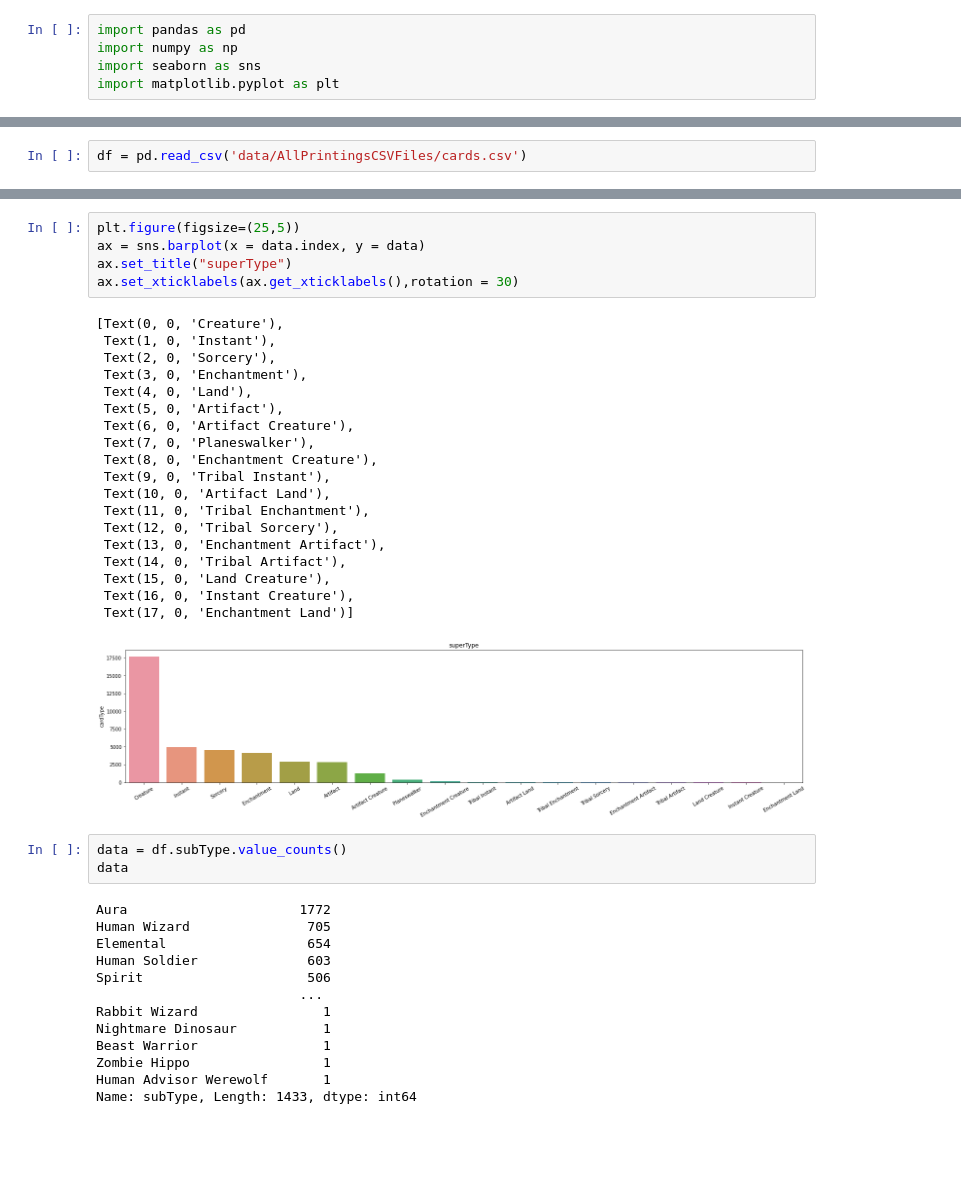
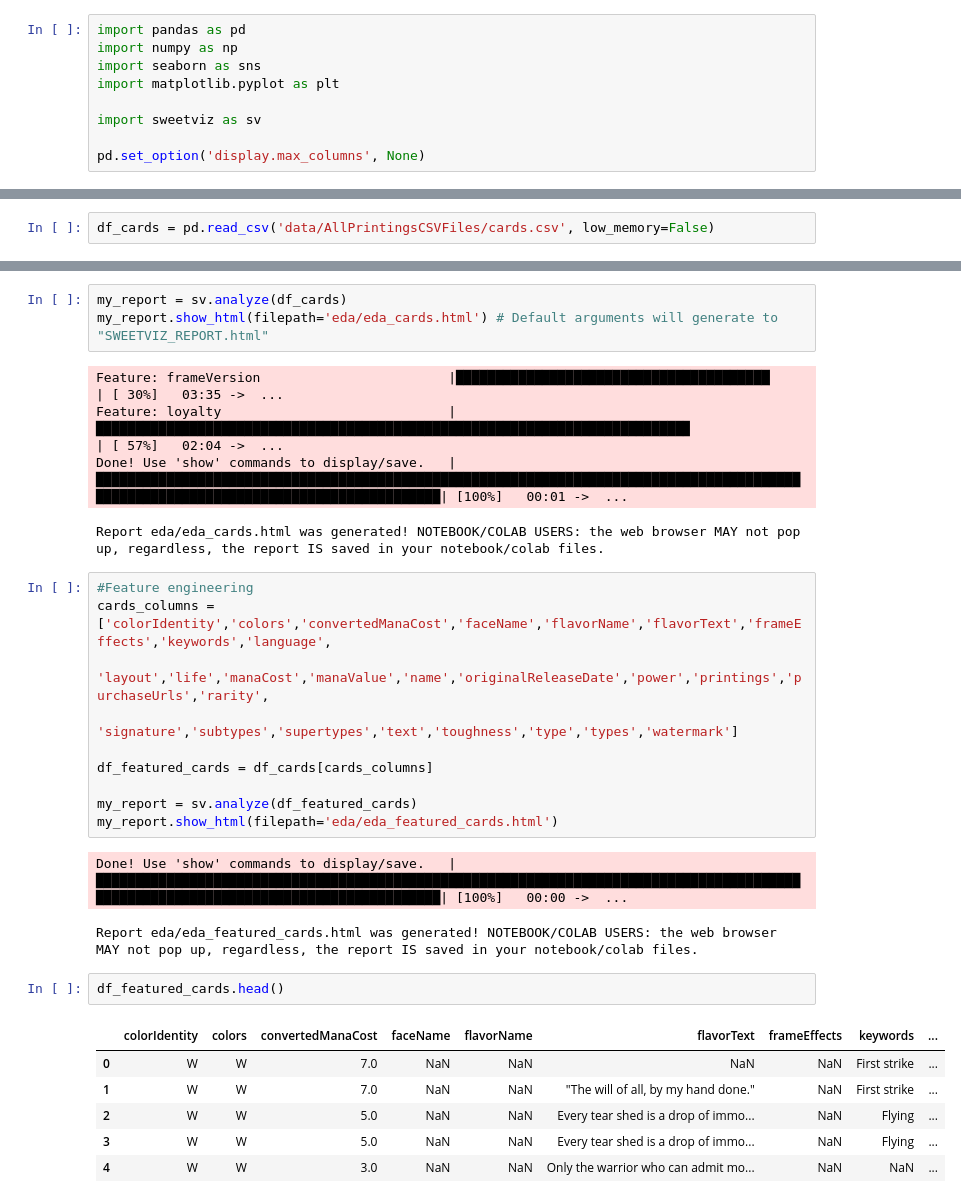
Before and after one commit to NeuralDojo/magic-transformer, a Jupyter notebook: EDA Magic.ipynb, the cells around one changed output, grey strips where cells are left out. Drawn from its saved outputs; the diff is of its cells as text; blank space fills up the shorter version.

Commit message:
eda's cards dataset

```diff
--- a/EDA Magic.ipynb
+++ b/EDA Magic.ipynb
@@ -3,3 +3,7 @@ import pandas as pd
 import numpy as np
 import seaborn as sns
 import matplotlib.pyplot as plt
+
+import sweetviz as sv
+
+pd.set_option('display.max_columns', None)
@@ -6,3 +12,3 @@ import matplotlib.pyplot as plt
 # %%
-df = pd.read_csv('data/AllPrintingsCSVFiles/cards.csv')
+df_cards = pd.read_csv('data/AllPrintingsCSVFiles/cards.csv', low_memory=False)
 # %%
@@ -86,44 +49,33 @@ Name: cardType, dtype: int64
-# %%
-plt.figure(figsize=(25,5))
-ax = sns.barplot(x = data.index, y = data)
-ax.set_title("superType")
-ax.set_xticklabels(ax.get_xticklabels(),rotation = 30)
-# %% [output]
-[Text(0, 0, 'Creature'),
- Text(1, 0, 'Instant'),
- Text(2, 0, 'Sorcery'),
- Text(3, 0, 'Enchantment'),
- Text(4, 0, 'Land'),
- Text(5, 0, 'Artifact'),
- Text(6, 0, 'Artifact Creature'),
- Text(7, 0, 'Planeswalker'),
- Text(8, 0, 'Enchantment Creature'),
- Text(9, 0, 'Tribal Instant'),
- Text(10, 0, 'Artifact Land'),
- Text(11, 0, 'Tribal Enchantment'),
- Text(12, 0, 'Tribal Sorcery'),
- Text(13, 0, 'Enchantment Artifact'),
- Text(14, 0, 'Tribal Artifact'),
- Text(15, 0, 'Land Creature'),
- Text(16, 0, 'Instant Creature'),
- Text(17, 0, 'Enchantment Land')]
-[figure, removed]
 # %%
-data = df.subType.value_counts()
-data
+my_report = sv.analyze(df_cards)
+my_report.show_html(filepath='eda/eda_cards.html') # Default arguments will generate to "SWEETVIZ_REPORT.html"
 # %% [output]
-Aura                      1772
-Human Wizard               705
-Elemental                  654
-Human Soldier              603
-Spirit                     506
-                          ...
-Rabbit Wizard                1
-Nightmare Dinosaur           1
-Beast Warrior                1
-Zombie Hippo                 1
-Human Advisor Werewolf       1
-Name: subType, Length: 1433, dtype: int64
+Feature: frameVersion                        |████████████████████████████████████████▏                                                                                             | [ 30%]   03:35 ->  ...
+Feature: loyalty                             |███████████████████████████████████████████████████████████████████████████▉                                                          | [ 57%]   02:04 ->  ...
+Done! Use 'show' commands to display/save.   |██████████████████████████████████████████████████████████████████████████████████████████████████████████████████████████████████████| [100%]   00:01 ->  ...
+Report eda/eda_cards.html was generated! NOTEBOOK/COLAB USERS: the web browser MAY not pop up, regardless, the report IS saved in your notebook/colab files.
+# %%
+#Feature engineering
+cards_columns = ['colorIdentity','colors','convertedManaCost','faceName','flavorName','flavorText','frameEffects','keywords','language',
+                'layout','life','manaCost','manaValue','name','originalReleaseDate','power','printings','purchaseUrls','rarity',
+                'signature','subtypes','supertypes','text','toughness','type','types','watermark']
+
+df_featured_cards = df_cards[cards_columns]
+
+my_report = sv.analyze(df_featured_cards)
+my_report.show_html(filepath='eda/eda_featured_cards.html')
+# %% [output]
+Done! Use 'show' commands to display/save.   |██████████████████████████████████████████████████████████████████████████████████████████████████████████████████████████████████████| [100%]   00:00 ->  ...
+Report eda/eda_featured_cards.html was generated! NOTEBOOK/COLAB USERS: the web browser MAY not pop up, regardless, the report IS saved in your notebook/colab files.
+# %%
+df_featured_cards.head()
+# %% [output]
+|  | colorIdentity | colors | convertedManaCost | faceName | flavorName | flavorText | frameEffects | keywords | ... |
+| 0 | W | W | 7.0 | NaN | NaN | NaN | NaN | First strike | ... |
+| 1 | W | W | 7.0 | NaN | NaN | "The will of all, by my hand done." | NaN | First strike | ... |
+| 2 | W | W | 5.0 | NaN | NaN | Every tear shed is a drop of immo... | NaN | Flying | ... |
+| 3 | W | W | 5.0 | NaN | NaN | Every tear shed is a drop of immo... | NaN | Flying | ... |
+| 4 | W | W | 3.0 | NaN | NaN | Only the warrior who can admit mo... | NaN | NaN | ... |
 # %% [markdown]
 ## References
 
```
Also changed, not shown: parts of 9 cells of this notebook, 2 other files.
